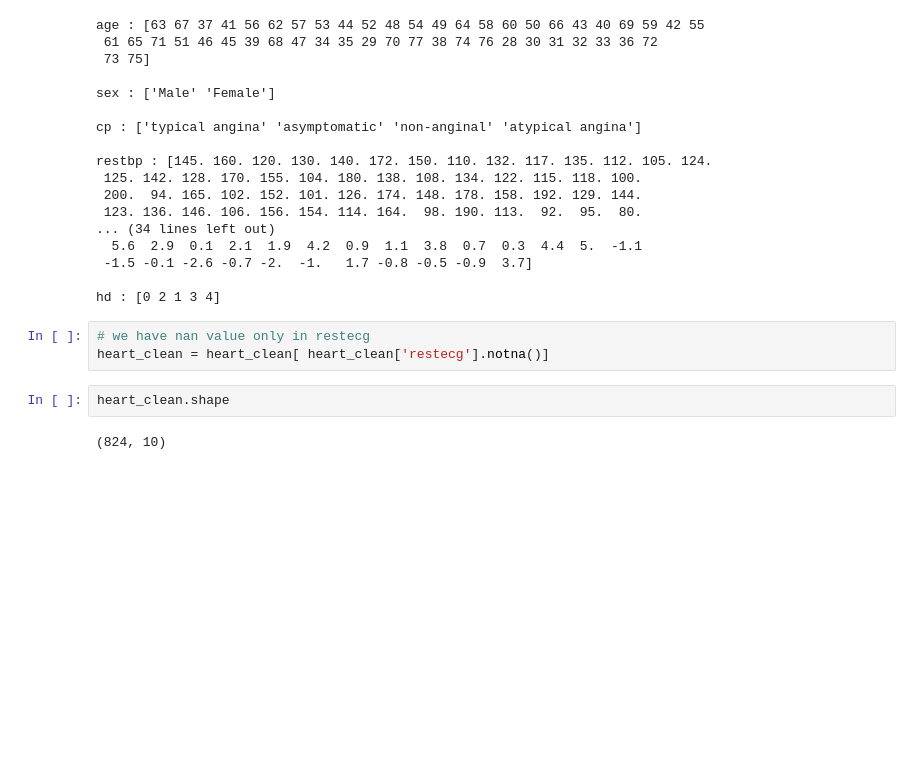
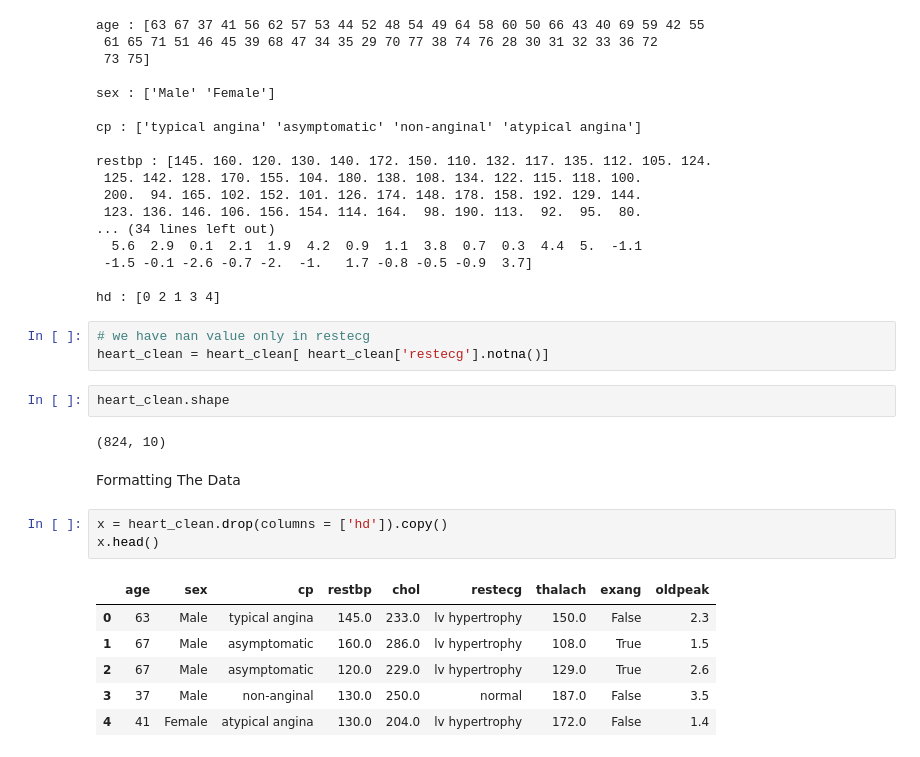
Before and after one commit to noo-nine/Machine-Learning, a Jupyter notebook: Classification_Trees.ipynb, the cells around one changed output. Drawn from its saved outputs; the diff is of its cells as text; blank space fills up the shorter version.

```diff
--- a/Classification_Trees.ipynb
+++ b/Classification_Trees.ipynb
@@ -180,3 +180,15 @@ heart_clean = heart_clean[ heart_clean['restecg'].notna()]
 heart_clean.shape
 # %% [output]
 (824, 10)
+# %% [markdown]
+Formatting The Data
+# %%
+x = heart_clean.drop(columns = ['hd']).copy()
+x.head()
+# %% [output]
+|  | age | sex | cp | restbp | chol | restecg | thalach | exang | oldpeak |
+| 0 | 63 | Male | typical angina | 145.0 | 233.0 | lv hypertrophy | 150.0 | False | 2.3 |
+| 1 | 67 | Male | asymptomatic | 160.0 | 286.0 | lv hypertrophy | 108.0 | True | 1.5 |
+| 2 | 67 | Male | asymptomatic | 120.0 | 229.0 | lv hypertrophy | 129.0 | True | 2.6 |
+| 3 | 37 | Male | non-anginal | 130.0 | 250.0 | normal | 187.0 | False | 3.5 |
+| 4 | 41 | Female | atypical angina | 130.0 | 204.0 | lv hypertrophy | 172.0 | False | 1.4 |
```
Also changed, not shown: parts of 14 cells of this notebook.
